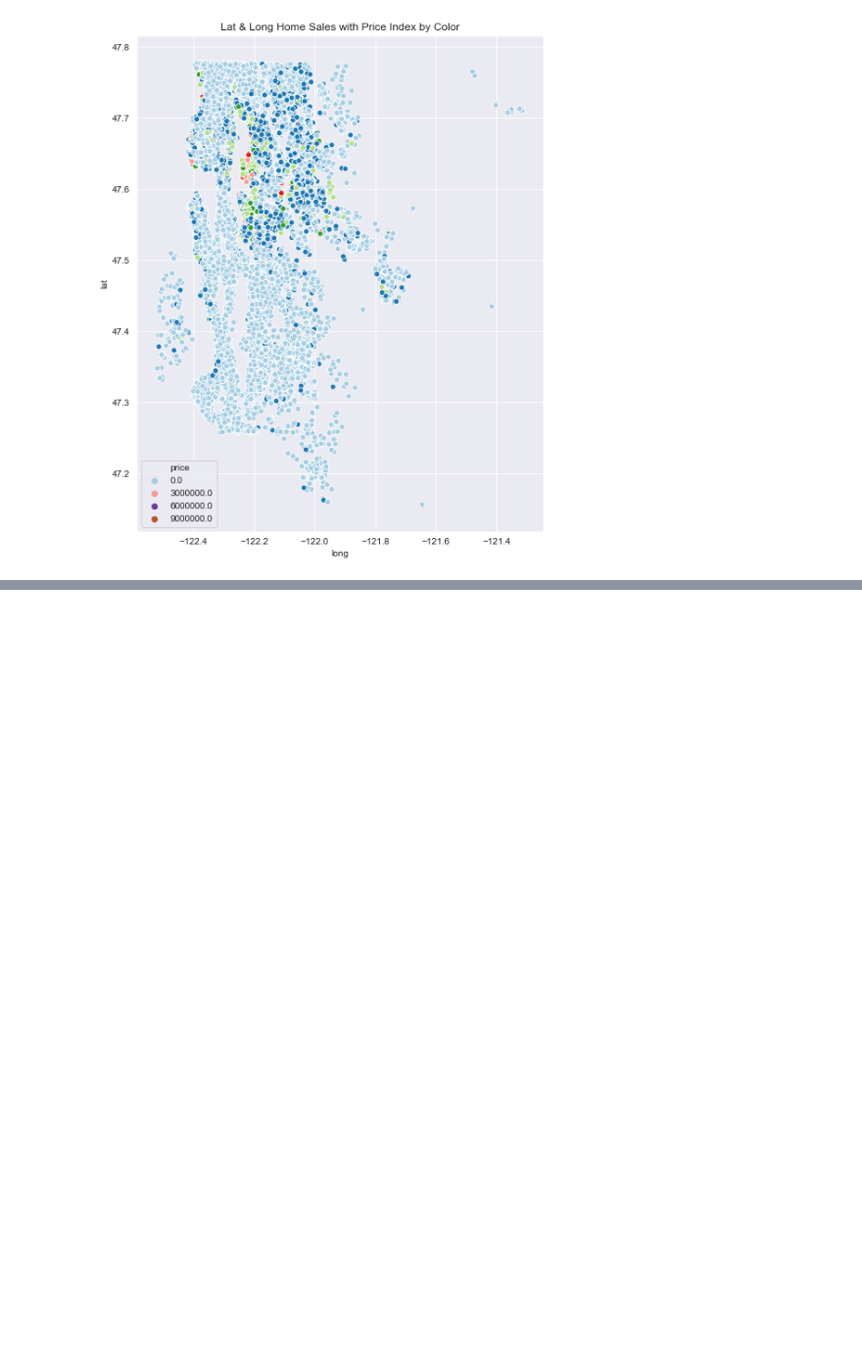
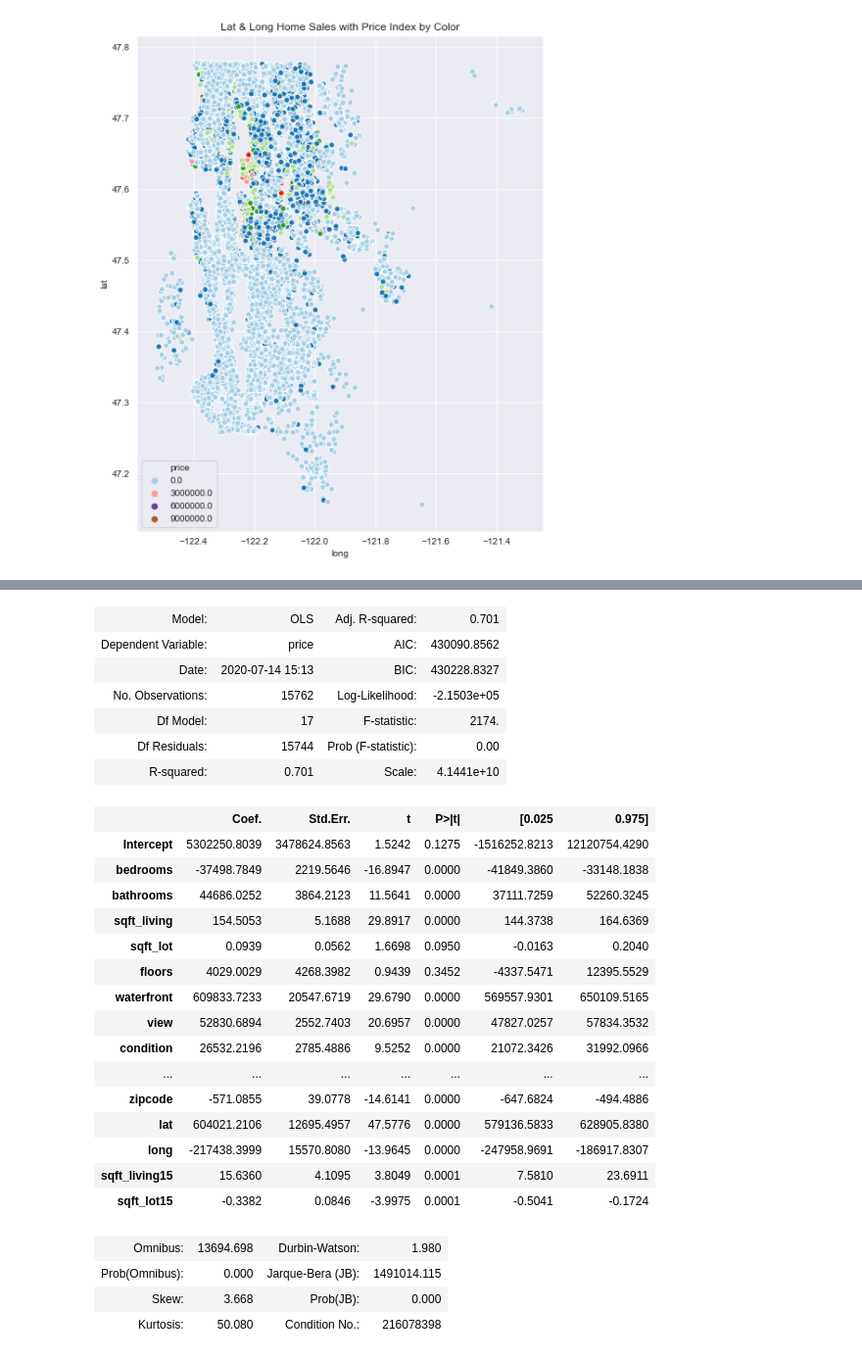
Before and after one commit to dylanteasdale12/dsc-mod-2-project-v2-1-onl01-dtsc-ft-052620, a Jupyter notebook: student.ipynb, the cells around one changed output, grey strips where cells are left out. Shown: that part at 98% size. Saved outputs shown, nothing was run; the diff lists cells and outputs as text; code cells hidden in the pictures; blank space fills up the shorter version.

```diff
--- a/student.ipynb
+++ b/student.ipynb
@@ -153,0 +220,44 @@ plt.legend(fancybox=True);
+# %%
+import statsmodels.api as sm
+import statsmodels.formula.api as smf
+import scipy.stats as stats
+import statsmodels.stats.api as sms
+from statsmodels.formula.api import ols
+
+outcome = 'price'
+
+x_cols = df.drop(['price', 'date','sqft_basement', 'id'], axis=1).columns
+predictors = '+'.join(x_cols)
+
+f = outcome + '~' + predictors
+
+model = smf.ols(formula=f, data=df).fit()
+model.summary2()
+# %% [output]
+| Model: | OLS | Adj. R-squared: | 0.701 |
+| Dependent Variable: | price | AIC: | 430090.8562 |
+| Date: | 2020-07-14 15:13 | BIC: | 430228.8327 |
+| No. Observations: | 15762 | Log-Likelihood: | -2.1503e+05 |
+| Df Model: | 17 | F-statistic: | 2174. |
+| Df Residuals: | 15744 | Prob (F-statistic): | 0.00 |
+| R-squared: | 0.701 | Scale: | 4.1441e+10 |
+|  | Coef. | Std.Err. | t | P>|t| | [0.025 | 0.975] |
+| Intercept | 5302250.8039 | 3478624.8563 | 1.5242 | 0.1275 | -1516252.8213 | 12120754.4290 |
+| bedrooms | -37498.7849 | 2219.5646 | -16.8947 | 0.0000 | -41849.3860 | -33148.1838 |
+| bathrooms | 44686.0252 | 3864.2123 | 11.5641 | 0.0000 | 37111.7259 | 52260.3245 |
+| sqft_living | 154.5053 | 5.1688 | 29.8917 | 0.0000 | 144.3738 | 164.6369 |
+| sqft_lot | 0.0939 | 0.0562 | 1.6698 | 0.0950 | -0.0163 | 0.2040 |
+| floors | 4029.0029 | 4268.3982 | 0.9439 | 0.3452 | -4337.5471 | 12395.5529 |
+| waterfront | 609833.7233 | 20547.6719 | 29.6790 | 0.0000 | 569557.9301 | 650109.5165 |
+| view | 52830.6894 | 2552.7403 | 20.6957 | 0.0000 | 47827.0257 | 57834.3532 |
+| condition | 26532.2196 | 2785.4886 | 9.5252 | 0.0000 | 21072.3426 | 31992.0966 |
+| ... | ... | ... | ... | ... | ... | ... |
+| zipcode | -571.0855 | 39.0778 | -14.6141 | 0.0000 | -647.6824 | -494.4886 |
+| lat | 604021.2106 | 12695.4957 | 47.5776 | 0.0000 | 579136.5833 | 628905.8380 |
+| long | -217438.3999 | 15570.8080 | -13.9645 | 0.0000 | -247958.9691 | -186917.8307 |
+| sqft_living15 | 15.6360 | 4.1095 | 3.8049 | 0.0001 | 7.5810 | 23.6911 |
+| sqft_lot15 | -0.3382 | 0.0846 | -3.9975 | 0.0001 | -0.5041 | -0.1724 |
+| Omnibus: | 13694.698 | Durbin-Watson: | 1.980 |
+| Prob(Omnibus): | 0.000 | Jarque-Bera (JB): | 1491014.115 |
+| Skew: | 3.668 | Prob(JB): | 0.000 |
+| Kurtosis: | 50.080 | Condition No.: | 216078398 |
```
Also changed, not shown: parts of 27 cells of this notebook, 3 other files.
